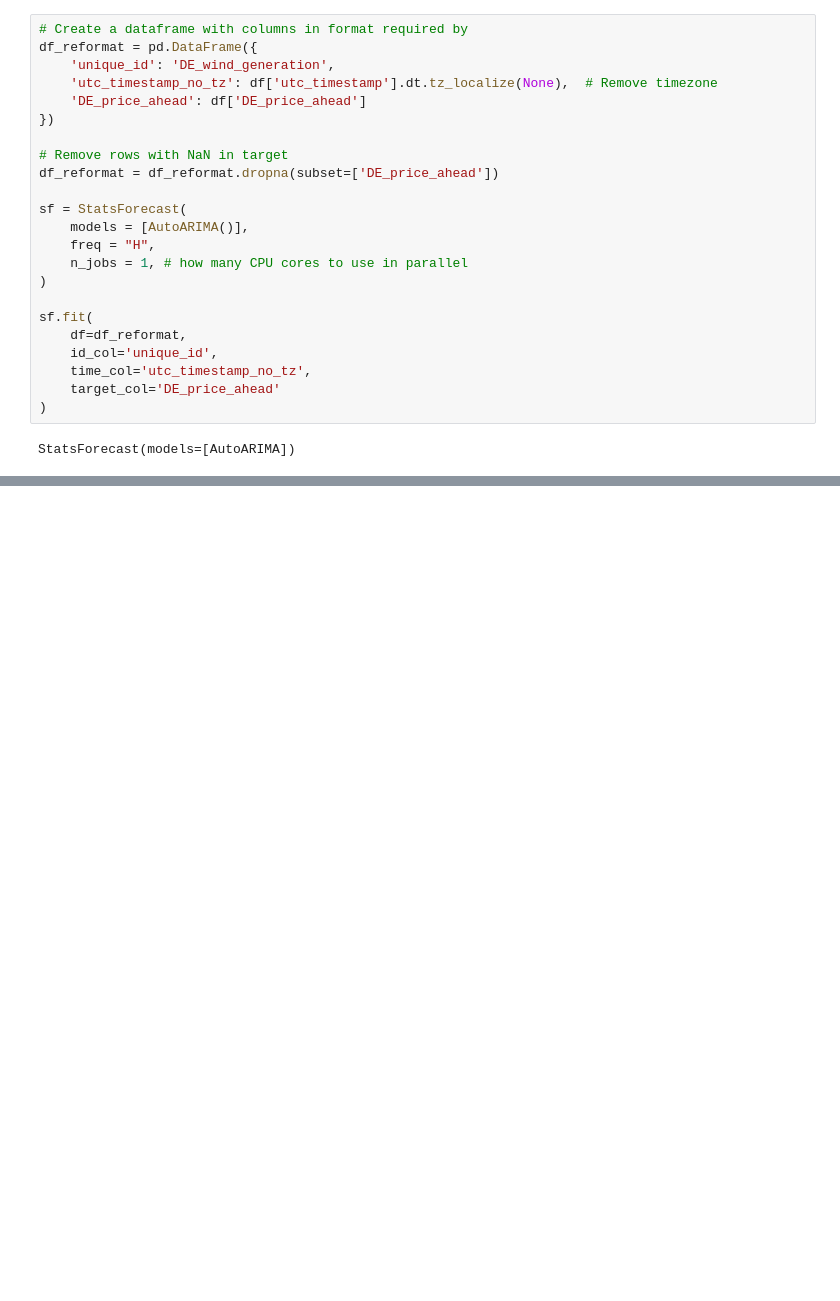
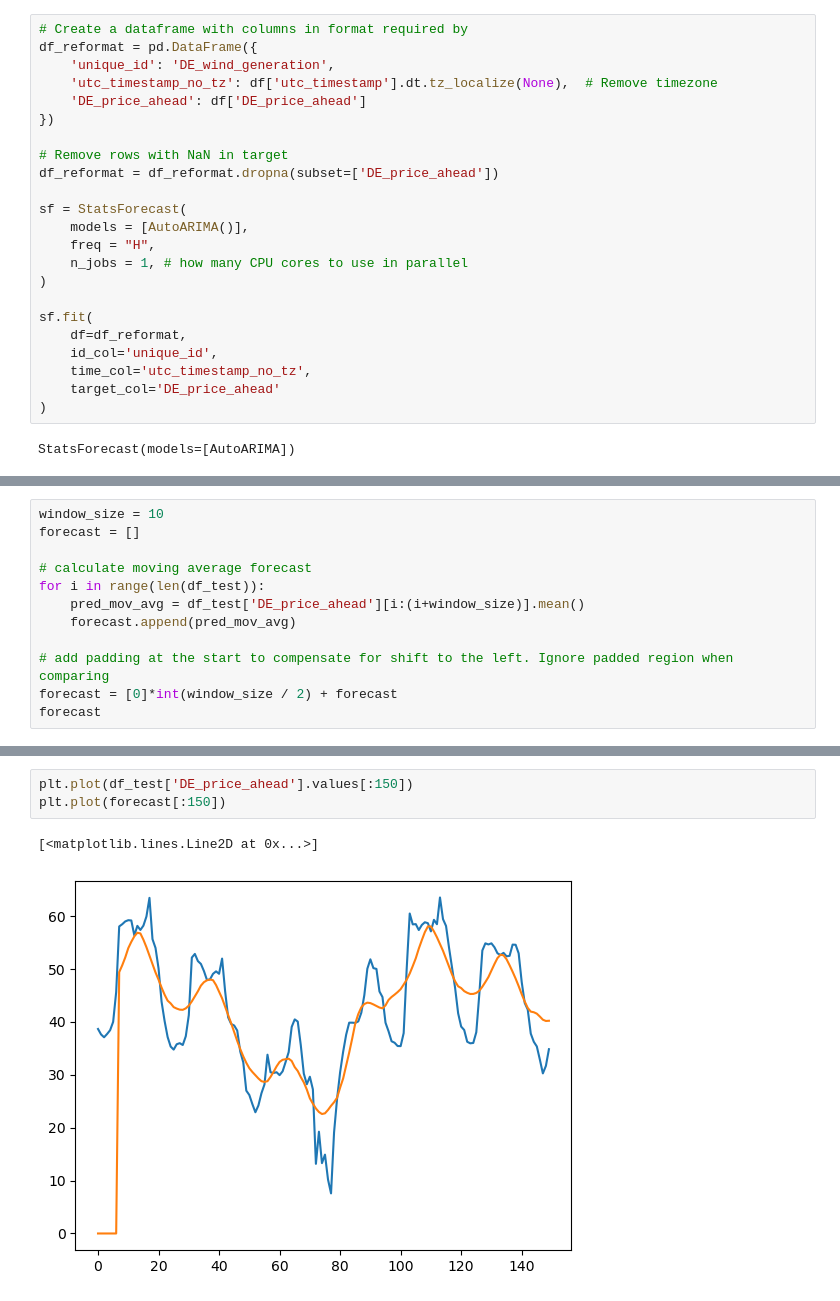
Before and after one commit to atleer/forecast-electricity-markets, a Jupyter notebook: analysis/generate_baseline_forecast.ipynb, the cells around one changed output, grey strips where cells are left out. Cells and saved outputs as stored; diff of their text form; blank space fills up the shorter version.

```diff
--- a/analysis/generate_baseline_forecast.ipynb
+++ b/analysis/generate_baseline_forecast.ipynb
@@ -111,0 +177,12 @@ y_pred = sf.forecast(
+# %%
+window_size = 10
+forecast = []
+
+# calculate moving average forecast
+for i in range(len(df_test)):
+    pred_mov_avg = df_test['DE_price_ahead'][i:(i+window_size)].mean()
+    forecast.append(pred_mov_avg)
+
+# add padding at the start to compensate for shift to the left. Ignore padded region when comparing
+forecast = [0]*int(window_size / 2) + forecast
+forecast
@@ -111,0 +207,6 @@ y_pred = sf.forecast(
+# %%
+plt.plot(df_test['DE_price_ahead'].values[:150])
+plt.plot(forecast[:150])
+# %% [output]
+[<matplotlib.lines.Line2D at 0x...>]
+[figure, added]
```
Also changed, not shown: parts of 16 cells of this notebook.
